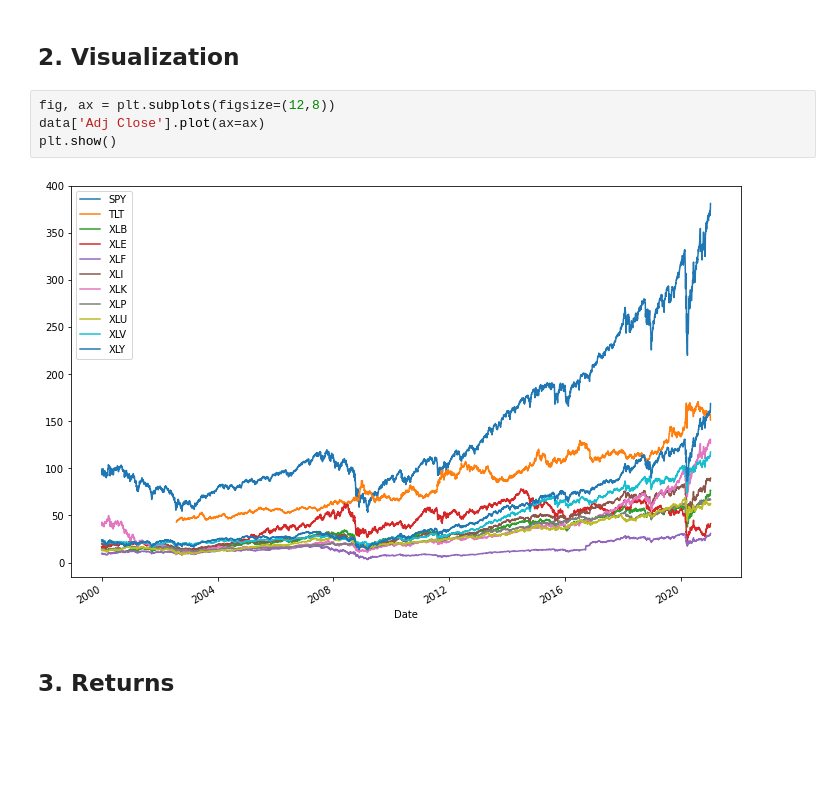
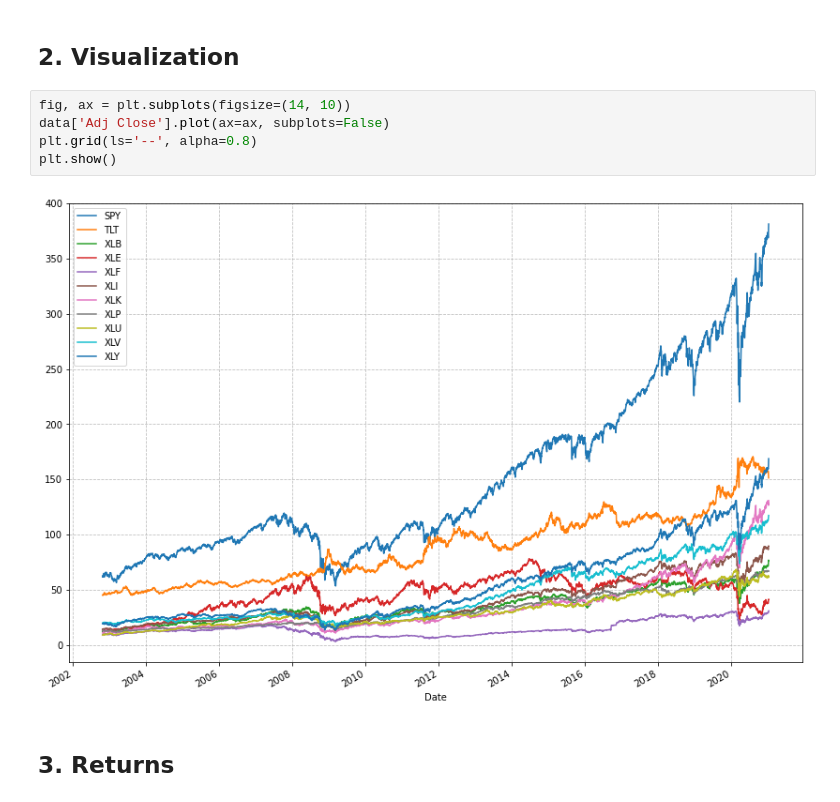
Before and after one commit to eliekawerk/stock-rotation-strategy, a Jupyter notebook: 1-stock-rotation-strategy-vanilla.ipynb, the cells around one changed output. Cells and saved outputs as stored; diff of their text form; blank space fills up the shorter version.

```diff
--- a/1-stock-rotation-strategy-vanilla.ipynb
+++ b/1-stock-rotation-strategy-vanilla.ipynb
@@ -76,11 +56,12 @@ data.head()
 # %% [markdown]
 ## 2. Visualization
 # %%
-fig, ax = plt.subplots(figsize=(12,8))
-data['Adj Close'].plot(ax=ax)
+fig, ax = plt.subplots(figsize=(14, 10))
+data['Adj Close'].plot(ax=ax, subplots=False)
+plt.grid(ls='--', alpha=0.8)
 plt.show()
 # %% [output]
-[figure, old version]
+[figure, new version]
 # %% [markdown]
 ## 3. Returns
 # %%
```
Also changed, not shown: parts of 10 cells of this notebook.
